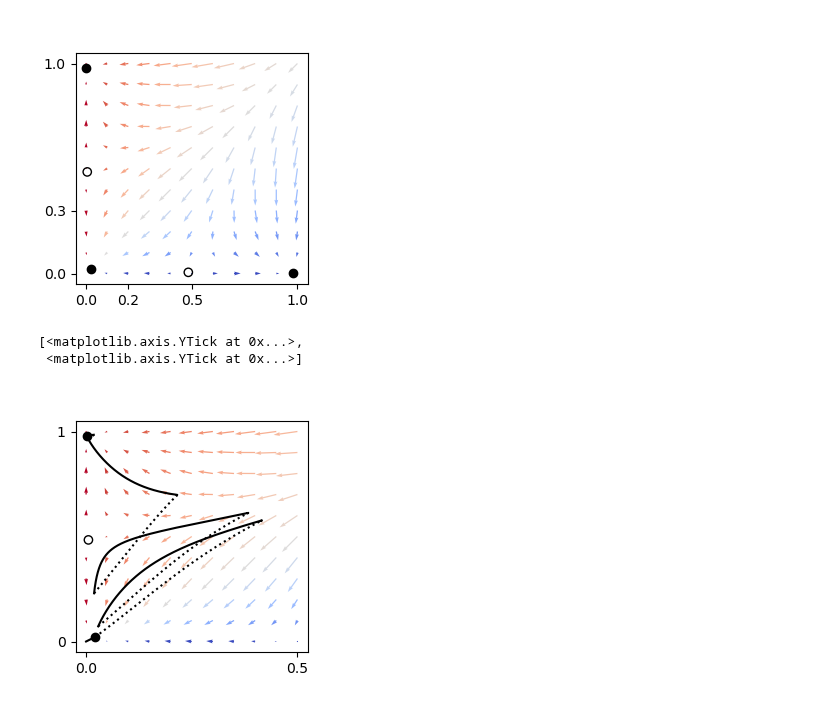
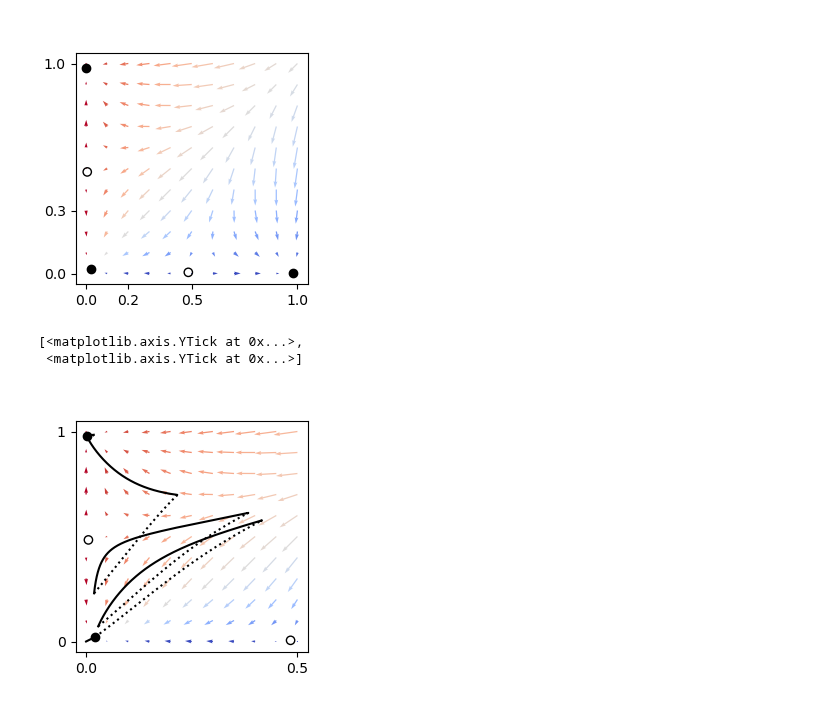
Before and after one commit to rythorpe/dev_detect_wc, a Jupyter notebook: phase_diagram.ipynb, the cells around one changed output. Saved outputs shown, nothing was run; the diff lists cells and outputs as text; code cells hidden in the pictures.

Commit message:
BUG: forgot to plot unstable fixed point on disconn phase diagram

```diff
--- a/phase_diagram.ipynb
+++ b/phase_diagram.ipynb
@@ -555,34 +555,34 @@ fig.savefig('full_disconn_phase_diagram.pdf')
 n_X = 11
 n_Y = 11
 X_pos = np.linspace(0, 0.5, n_X)
 Y_pos = np.linspace(0, 1, n_Y)
 X, Y = np.meshgrid(X_pos, Y_pos)
 
 U = np.zeros((n_X, n_Y))
 V = np.zeros((n_X, n_Y))
 for x1_idx, x1 in enumerate(X_pos):
     for x0_idx, x0 in enumerate(Y_pos):
         x = np.array([x0, x1, bottom_layer_fixed_points[0], bottom_layer_fixed_points[1]])
         velocity = dxdt_v2(x, w_discon_L2, inj_excite=I)
         U[x0_idx, x1_idx] = velocity[1]
         V[x0_idx, x1_idx] = velocity[0]
 M = Y / (Y + X)
 
 fig, ax = plt.subplots(1, 1, figsize=(3, 3))
 q = ax.quiver(X, Y, U, V, M, cmap='coolwarm')
 # ax.streamplot(X, Y, U, V)
 # ax.plot(x_negdev_noL6[:, 1], x_negdev_noL6[:, 0], 'k')
 for decay_win in decay_windows:
     ax.plot(x_negdev_noL6[decay_win, 1], x_negdev_noL6[decay_win, 0], 'k-')
 for rise_win in rise_windows:
     ax.plot(x_negdev_noL6[rise_win, 1], x_negdev_noL6[rise_win, 0], 'k:')
 ax.scatter(fixed_pts[[0, 2], 0], fixed_pts[[0, 2], 1], marker='o', c='k')
-ax.scatter(fixed_pts[1, 0], fixed_pts[1, 1], marker='o', fc='none', ec='k')
+ax.scatter(fixed_pts[[1, 3], 0], fixed_pts[[1, 3], 1], marker='o', fc='none', ec='k')
 ax.set_xticks([0, 0.5])
 ax.set_yticks([0, 1])
 # %% [output]
 [<matplotlib.axis.YTick at 0x...>,
  <matplotlib.axis.YTick at 0x...>]
-[figure, old version]
+[figure, new version]
 # %%
 fig.savefig('sim_disconnected_phase_diagram.pdf')
```
